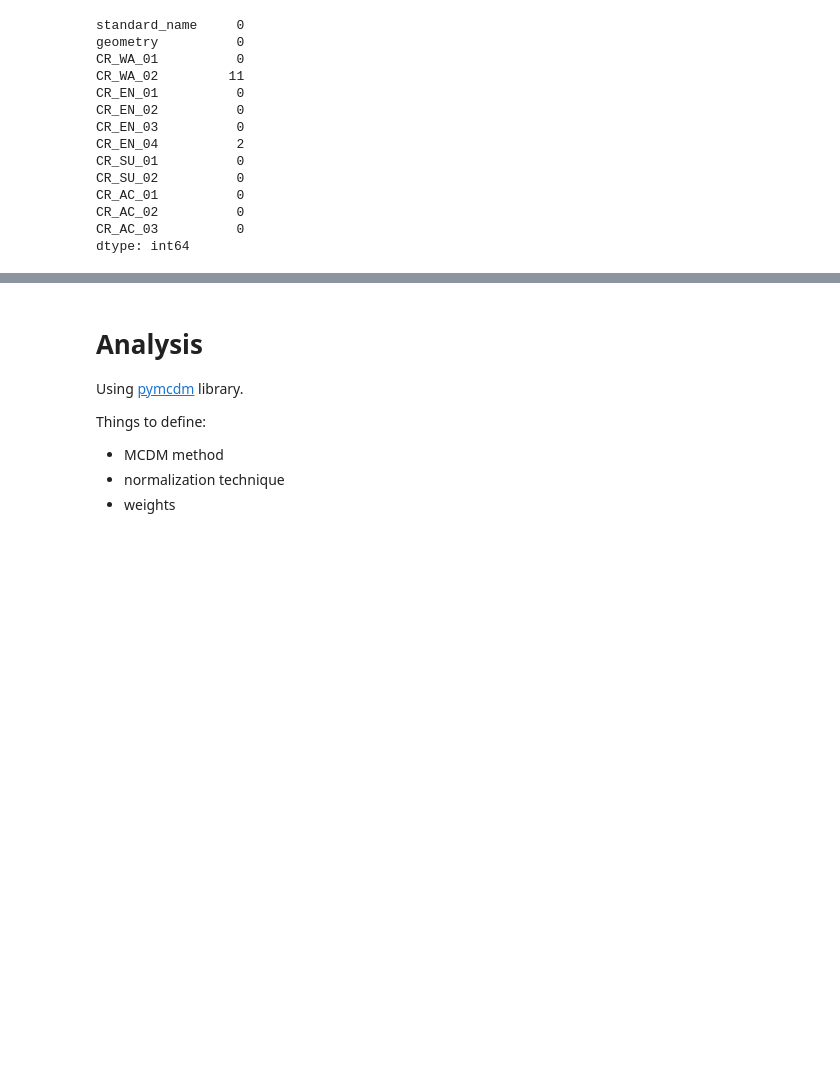
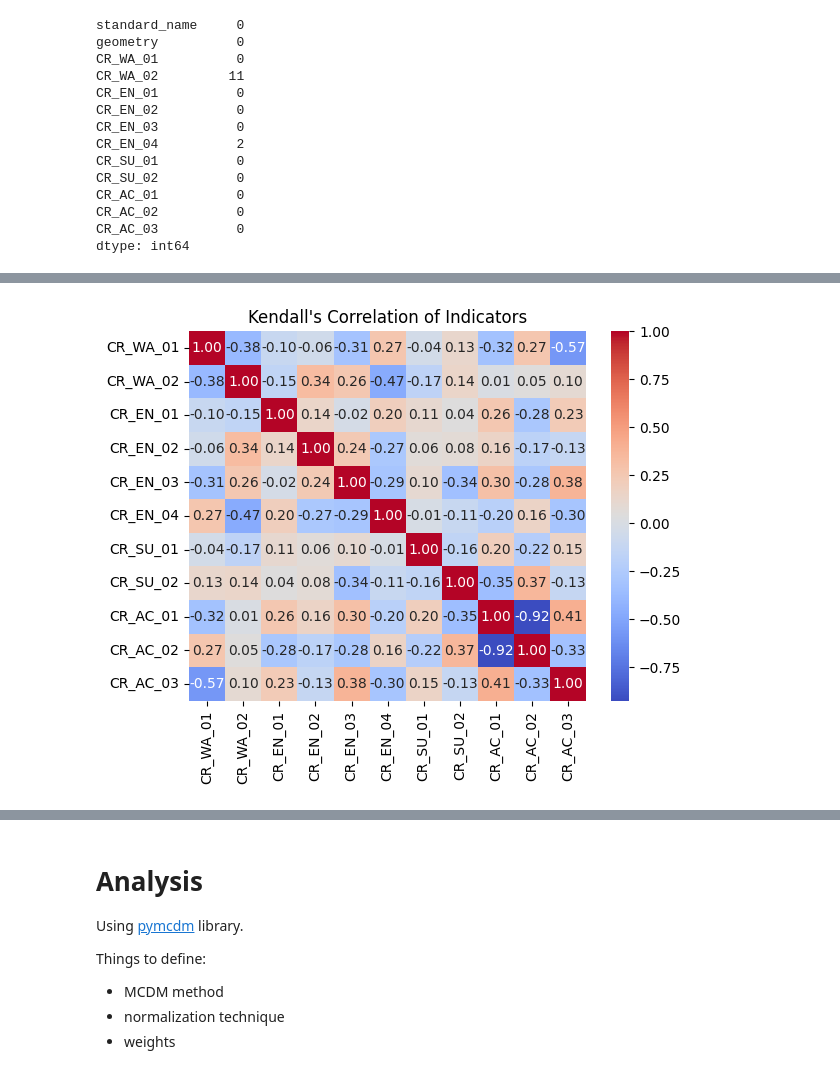
Before and after one commit to dclfbk/alpinehutsustainability, a Jupyter notebook: code/mcdm_analysis.ipynb, the cells around one changed output, grey strips where cells are left out. Saved outputs shown, nothing was run; the diff lists cells and outputs as text; code cells hidden in the pictures; blank space fills up the shorter version.

```diff
--- a/code/mcdm_analysis.ipynb
+++ b/code/mcdm_analysis.ipynb
@@ -728,0 +756,10 @@ alternatives_gdf_qnt.loc[alternatives_gdf_qnt['CR_EN_04'].isna(), 'CR_EN_04'] =
+# %%
+# Kendall correlation: non-linear relationships, robust for small datasets
+kendall_corr = cr_df.corr(method='kendall')
+
+#plt.figure(figsize=(8, 8))
+sns.heatmap(kendall_corr, annot=True, cmap='coolwarm', fmt=".2f")
+plt.title("Kendall's Correlation of Indicators")
+plt.show()
+# %% [output]
+[figure, added]
```
Also changed, not shown: parts of 16 cells of this notebook.
